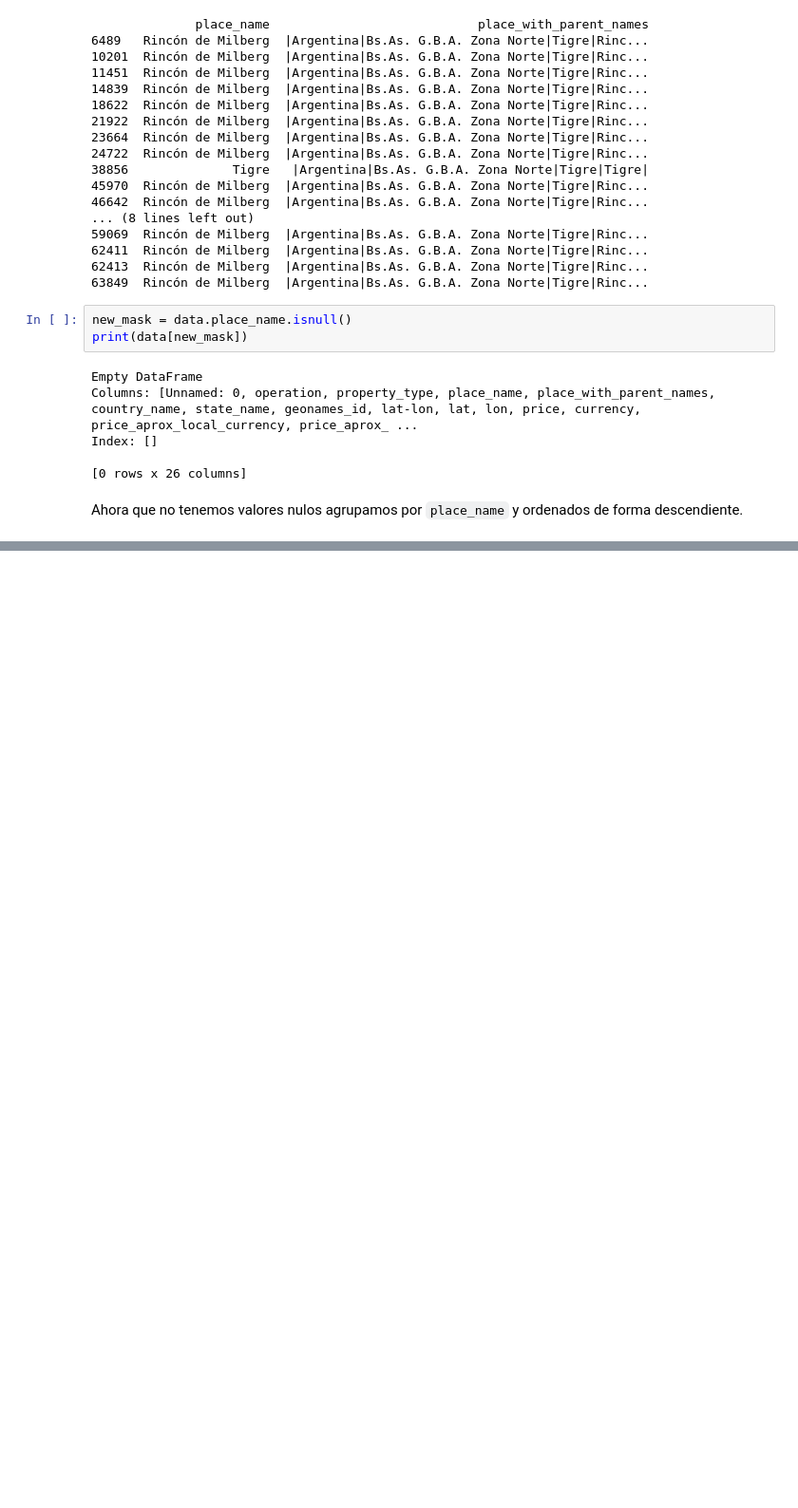
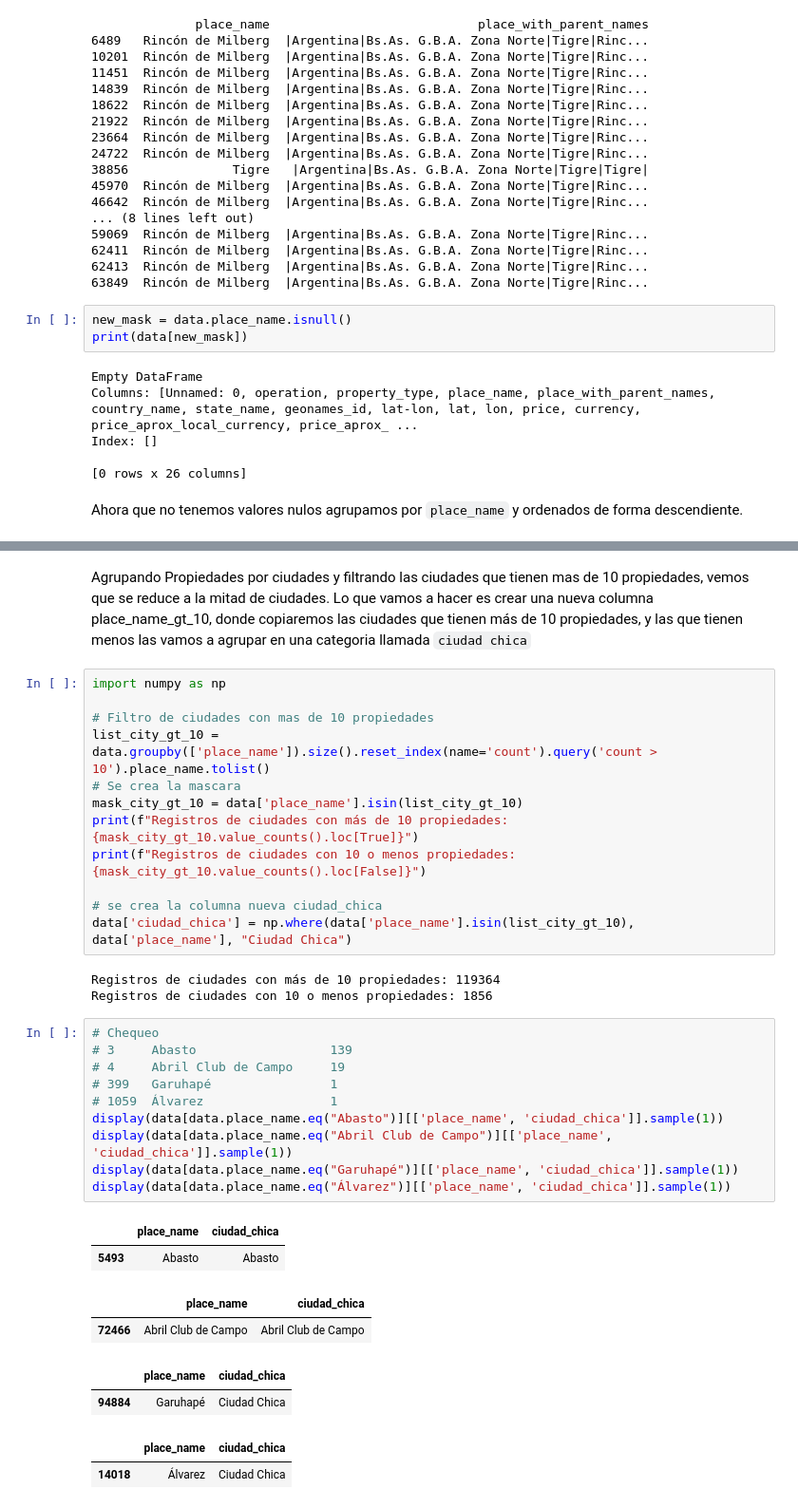
Before and after one commit to carpe-diem/DH-TP1-clear-data-properati, a Jupyter notebook: src/analisis_columnas/03_columna_ place_name.ipynb, the cells around one changed output, grey strips where cells are left out. Shown at 95% size. Saved outputs shown, nothing was run; the diff lists cells and outputs as text; blank space fills up the shorter version.

```diff
--- a/src/analisis_columnas/03_columna_ place_name.ipynb
+++ b/src/analisis_columnas/03_columna_ place_name.ipynb
@@ -251,0 +258,37 @@ Contamos cantidad de registros unicos:
+# %% [markdown]
+Agrupando Propiedades por ciudades y filtrando las ciudades que tienen mas de 10 propiedades, vemos que se reduce a la mitad de ciudades.
+Lo que vamos a hacer es crear una nueva columna place_name_gt_10, donde copiaremos las ciudades que tienen más de 10 propiedades, y las que tienen menos las vamos a agrupar en una categoria llamada `ciudad chica`
+# %%
+import numpy as np
+
+# Filtro de ciudades con mas de 10 propiedades
+list_city_gt_10 = data.groupby(['place_name']).size().reset_index(name='count').query('count > 10').place_name.tolist()
+# Se crea la mascara
+mask_city_gt_10 = data['place_name'].isin(list_city_gt_10)
+print(f"Registros de ciudades con más de 10 propiedades: {mask_city_gt_10.value_counts().loc[True]}")
+print(f"Registros de ciudades con 10 o menos propiedades: {mask_city_gt_10.value_counts().loc[False]}")
+
+# se crea la columna nueva ciudad_chica
+data['ciudad_chica'] = np.where(data['place_name'].isin(list_city_gt_10), data['place_name'], "Ciudad Chica")
+# %% [output]
+Registros de ciudades con más de 10 propiedades: 119364
+Registros de ciudades con 10 o menos propiedades: 1856
+# %%
+# Chequeo
+# 3     Abasto                  139
+# 4     Abril Club de Campo     19
+# 399   Garuhapé                1
+# 1059  Álvarez                 1
+display(data[data.place_name.eq("Abasto")][['place_name', 'ciudad_chica']].sample(1))
+display(data[data.place_name.eq("Abril Club de Campo")][['place_name', 'ciudad_chica']].sample(1))
+display(data[data.place_name.eq("Garuhapé")][['place_name', 'ciudad_chica']].sample(1))
+display(data[data.place_name.eq("Álvarez")][['place_name', 'ciudad_chica']].sample(1))
+# %% [output]
+|  | place_name | ciudad_chica |
+| 5493 | Abasto | Abasto |
+|  | place_name | ciudad_chica |
+| 72466 | Abril Club de Campo | Abril Club de Campo |
+|  | place_name | ciudad_chica |
+| 94884 | Garuhapé | Ciudad Chica |
+|  | place_name | ciudad_chica |
+| 14018 | Álvarez | Ciudad Chica |
```
Also changed, not shown: parts of 5 cells of this notebook, 1 other file.
